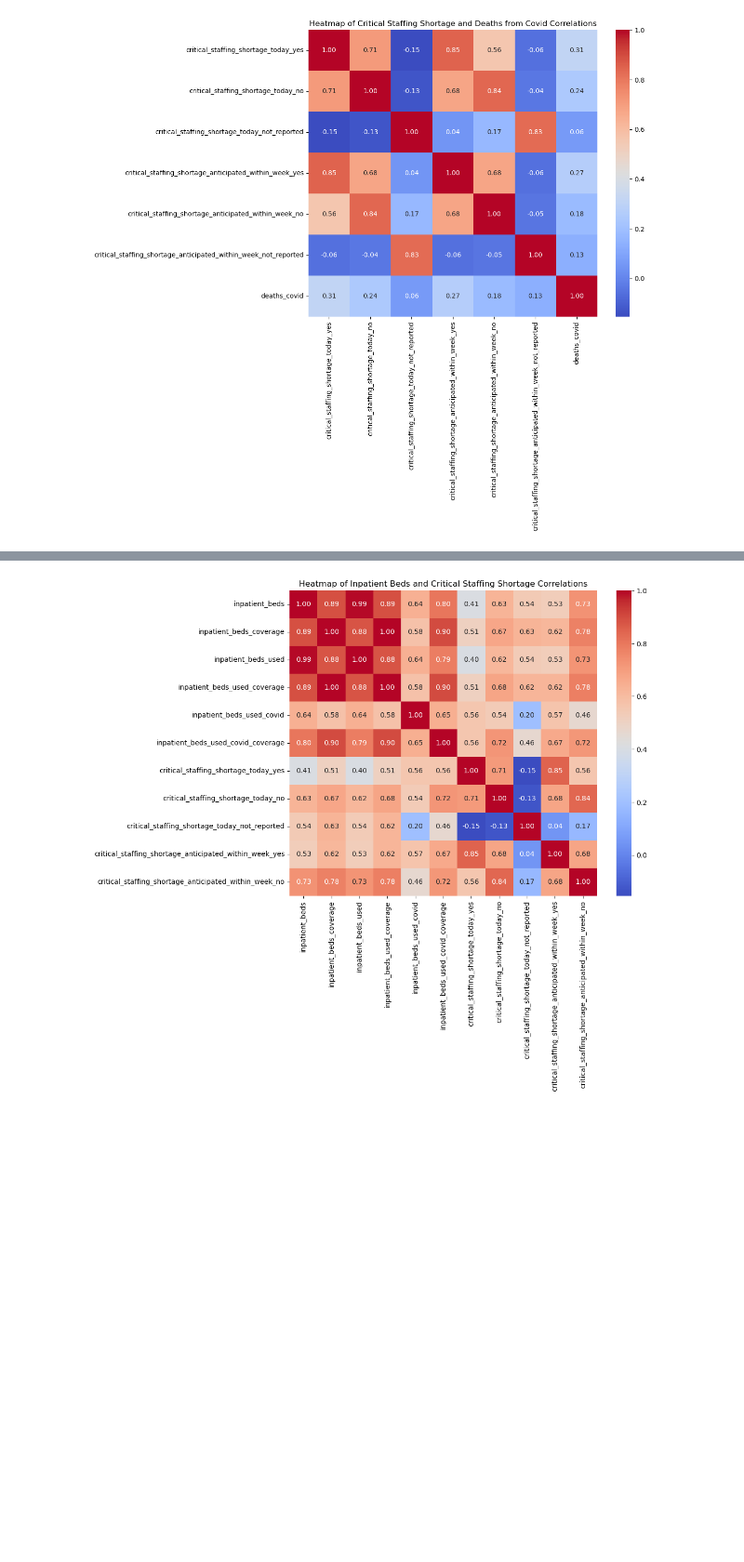
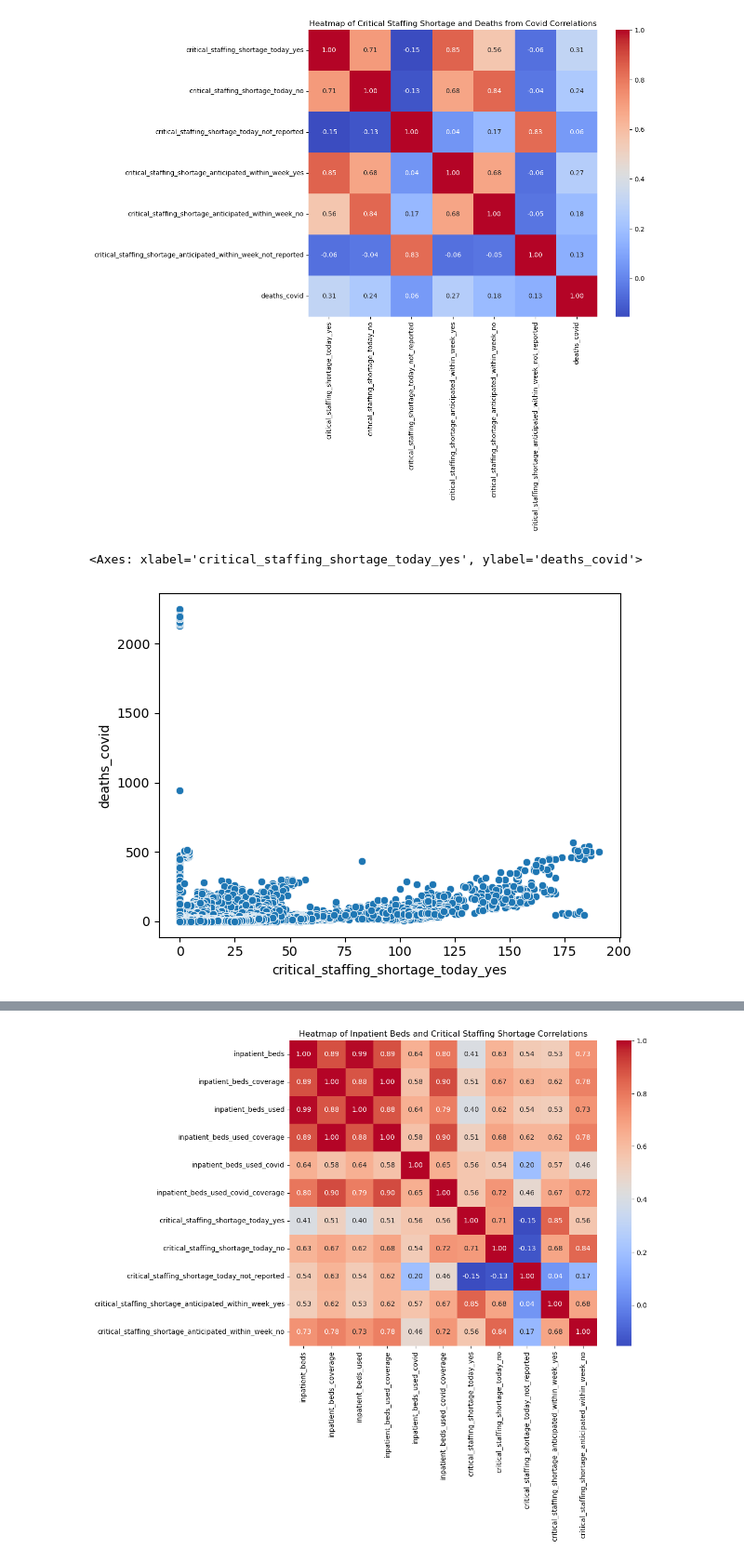
Before and after one commit to dsagher/CSE_881_Final_Project, a Jupyter notebook: sandbox_dan.ipynb, the cells around one changed output, grey strips where cells are left out. Shown at 93% size. Drawn from its saved outputs; the diff is of its cells as text; code cells hidden in the pictures; blank space fills up the shorter version.

```diff
--- a/sandbox_dan.ipynb
+++ b/sandbox_dan.ipynb
@@ -106,2 +154,3 @@ to_delete = ['previous_day_admission_adult_covid_confirmed',
 # %%
-df_state = df_state.drop(columns= to_delete)
+df_state = df_state.drop(columns= to_delete_state)
+df_facility = df_facililty.drop(columns= to_delete_facility)
@@ -133,0 +157,5 @@ df_state[['deaths_covid', 'inpatient_beds_used']].corr()
+# %%
+'''non covid beds used and deaths from covid '''
+
+df_state['non_covid_beds_used'] = df_state['inpatient_beds'] - df_state['inpatient_beds_used_covid']
+df_state[['deaths_covid', 'non_covid_beds_used']].corr()
@@ -185,3 +219,8 @@ plt.title("Heatmap of Critical Staffing Shortage and Deaths from Covid Correlati
 plt.show()
 # %% [output]
 [figure]
+# %%
+sns.scatterplot(data=df_state, y='deaths_covid', x='critical_staffing_shortage_today_yes')
+# %% [output]
+<Axes: xlabel='critical_staffing_shortage_today_yes', ylabel='deaths_covid'>
+[figure, added]
```
Also changed, not shown: parts of 9 cells of this notebook.
